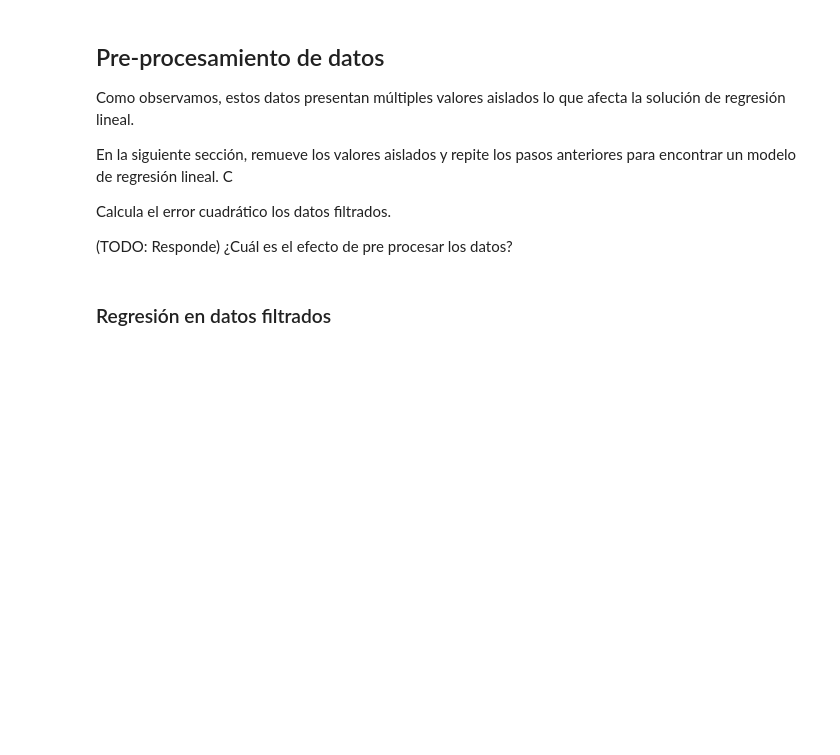
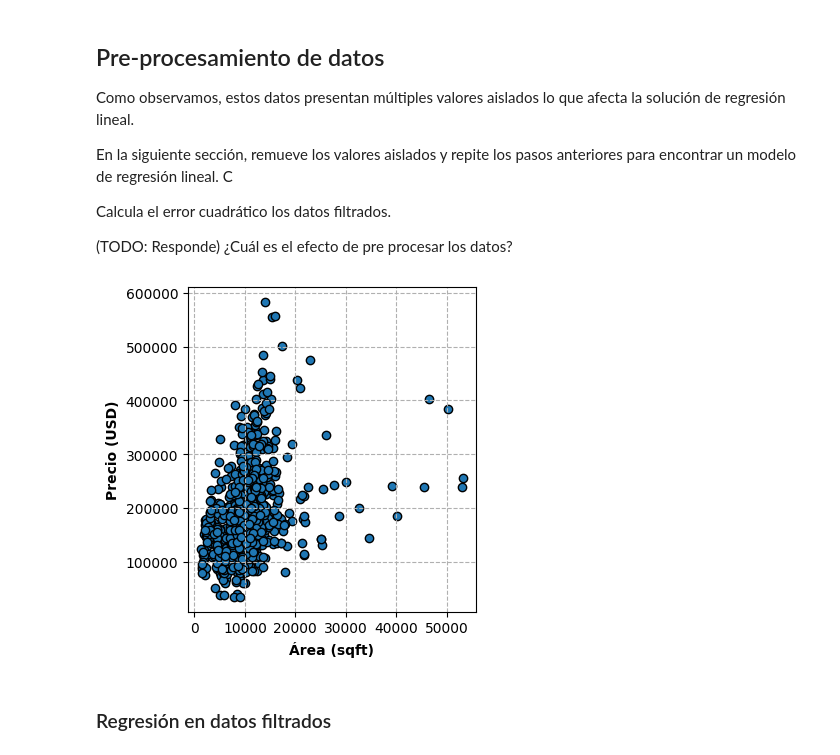
Before and after one commit to Jessebnda/ml26_01_JJJ, a Jupyter notebook: src/ml26/E03_LinearReg/linear_regression_jp.ipynb, the cells around one changed output. Drawn from its saved outputs; the diff is of its cells as text; code cells hidden in the pictures; blank space fills up the shorter version.

```diff
--- a/src/ml26/E03_LinearReg/linear_regression_jp.ipynb
+++ b/src/ml26/E03_LinearReg/linear_regression_jp.ipynb
@@ -232,17 +232,18 @@ Calcula el error cuadrático los datos filtrados.
 (TODO: Responde) ¿Cuál es el efecto de pre procesar los datos?
 # %%
 # TODO: Remueve los outliers seleccionando un valor que consideres apropiado (filtra los valores de LotArea <= 70000 y SalePrice <= 700000) hasta que los datos se encuentren densamente concentrados en una región
-train_data_filtrada = ...
-train_data_filtrada = ...
+train_data_filtrada = train_data[(train_data["LotArea"] <= 70000) & (train_data["SalePrice"] <= 700000)]
 
 # Definir variables y etiquetas
 X_filtered = np.array(train_data_filtrada["LotArea"])
 y_filtered = np.array(train_data_filtrada["SalePrice"])
 
 # Graficar de nuevo
 fig, ax = plot_data(X_filtered, y_filtered)
 fig.tight_layout()
 plt.show()
+# %% [output]
+[figure, added]
 # %% [markdown]
 ### Regresión en datos filtrados
 # %%
```
Also changed, not shown: parts of 6 cells of this notebook, 1 other file.
